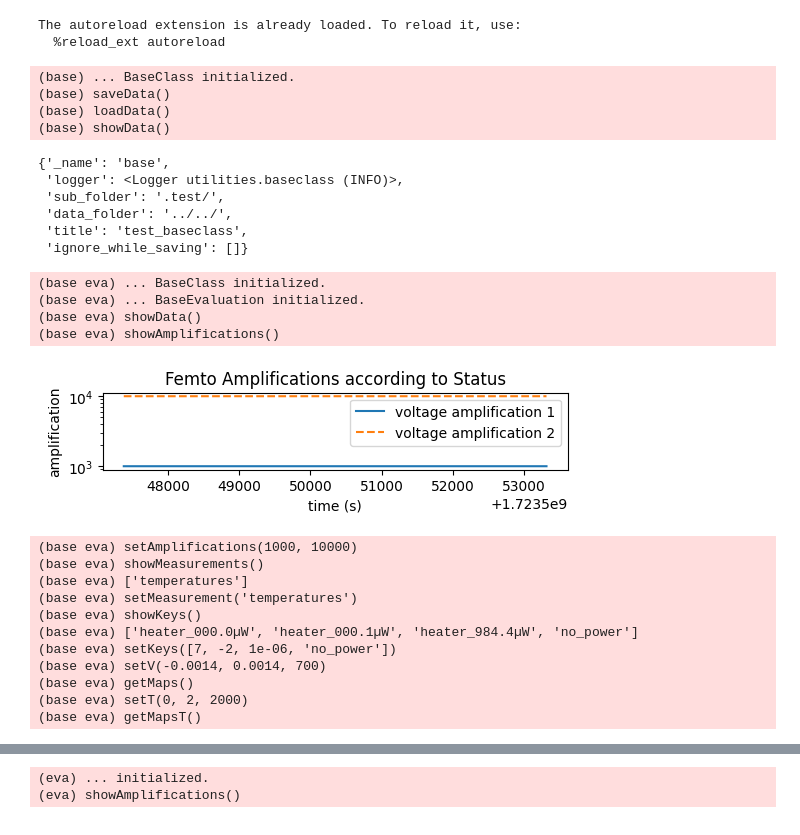
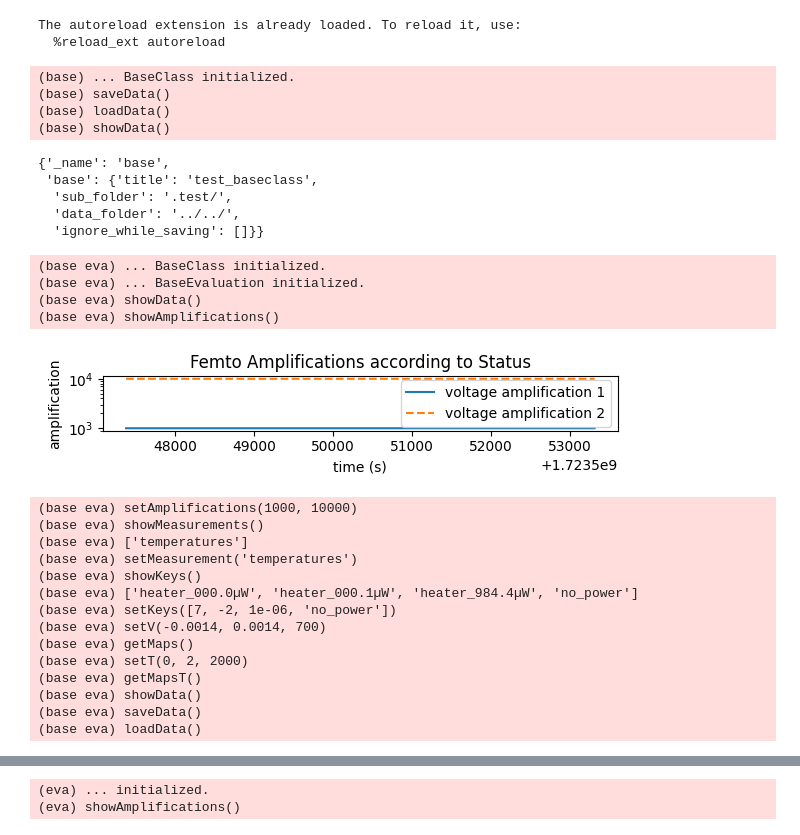
Before and after one commit to schmampf/p5control-bluefors-evaluation, a Jupyter notebook: 24 07 OI-24d-10/unbroken/gate studies.ipynb, the cells around one changed output, grey strips where cells are left out. Drawn from its saved outputs; the diff is of its cells as text; code cells hidden in the pictures.

```diff
--- a/24 07 OI-24d-10/unbroken/gate studies.ipynb
+++ b/24 07 OI-24d-10/unbroken/gate studies.ipynb
@@ -24,11 +24,12 @@ logging.basicConfig(level=logging.INFO, format='%(message)s')
 The autoreload extension is already loaded. To reload it, use:
   %reload_ext autoreload
 # %%
+# Test Base Class
 from utilities.baseclass import BaseClass
 bc = BaseClass('base')
-bc.data_folder = "../../"
-bc.sub_folder = '.test/'
-bc.title='test_baseclass'
+bc.base["title"]='test_baseclass'
+bc.base["data_folder"] = "../../"
+bc.base["sub_folder"] = '.test/'
 bc.saveData()
 bc.loadData()
 bc.showData()
@@ -38,40 +39,40 @@ bc.showData()
 (base) loadData()
 (base) showData()
 {'_name': 'base',
- 'logger': <Logger utilities.baseclass (INFO)>,
- 'sub_folder': '.test/',
- 'data_folder': '../../',
- 'title': 'test_baseclass',
- 'ignore_while_saving': []}
+ 'base': {'title': 'test_baseclass',
+  'sub_folder': '.test/',
+  'data_folder': '../../',
+  'ignore_while_saving': []}}
 # %%
+# Test Base Evaluation
+%matplotlib inline
 from utilities.baseevaluation import BaseEvaluation
 eva = BaseEvaluation('base eva')
+eva.base["title"]='test_baseevaluation'
+eva.base["data_folder"] = "../../"
+eva.base["sub_folder"] = '.test/'
 eva.file["folder"] = '24 07 OI-24d-10/unbroken/24 08 13 temperature study/'
 eva.file["name"]  = 'OI-24d-10 24-08-13 temperature study 4.hdf5'
-eva.title = 'Temperature Study (incomplete, test)'
-bc.data_folder = "../../"
-bc.sub_folder = '.test/'
-bc.title='test_baseevaluation'
 eva.showData()
 eva.showAmplifications()
 eva.setAmplifications(1000, 10000)
 eva.showMeasurements()
 eva.setMeasurement('temperatures')
 eva.showKeys()
 eva.setKeys([7, -2, 1e-6, 'no_power'])
 eva.setV(1.4e-3, voltage_bins=700)
 eva.getMaps()
 eva.setT(0, 2, 2000)
 eva.getMapsT()
+eva.showData()
 eva.saveData()
 eva.loadData()
-eva.showData()
 # %% [output]
 (base eva) ... BaseClass initialized.
 (base eva) ... BaseEvaluation initialized.
 (base eva) showData()
 (base eva) showAmplifications()
-[figure, old version]
+[figure, new version]
 (base eva) setAmplifications(1000, 10000)
 (base eva) showMeasurements()
 (base eva) ['temperatures']
@@ -83,3 +84,6 @@ eva.showData()
 (base eva) getMaps()
 (base eva) setT(0, 2, 2000)
 (base eva) getMapsT()
+(base eva) showData()
+(base eva) saveData()
+(base eva) loadData()
```
Also changed, not shown: parts of 1 cell of this notebook.
